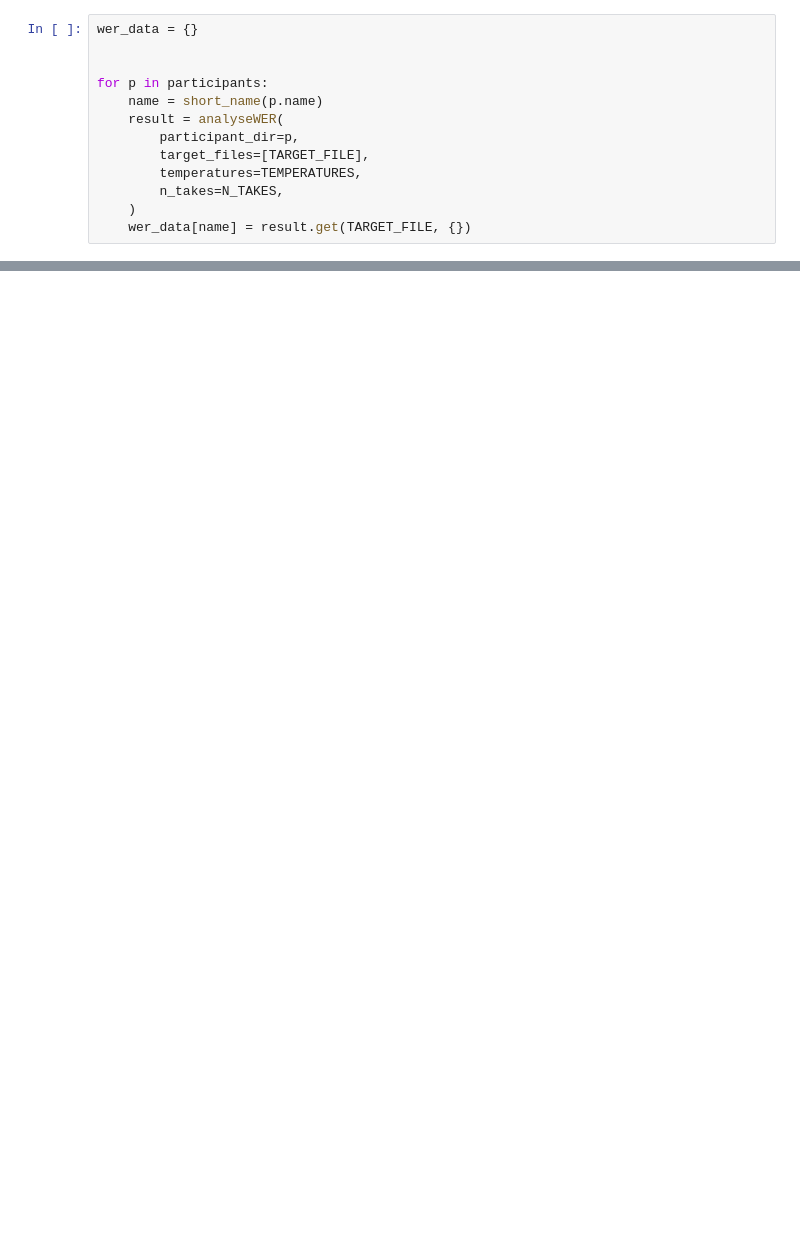
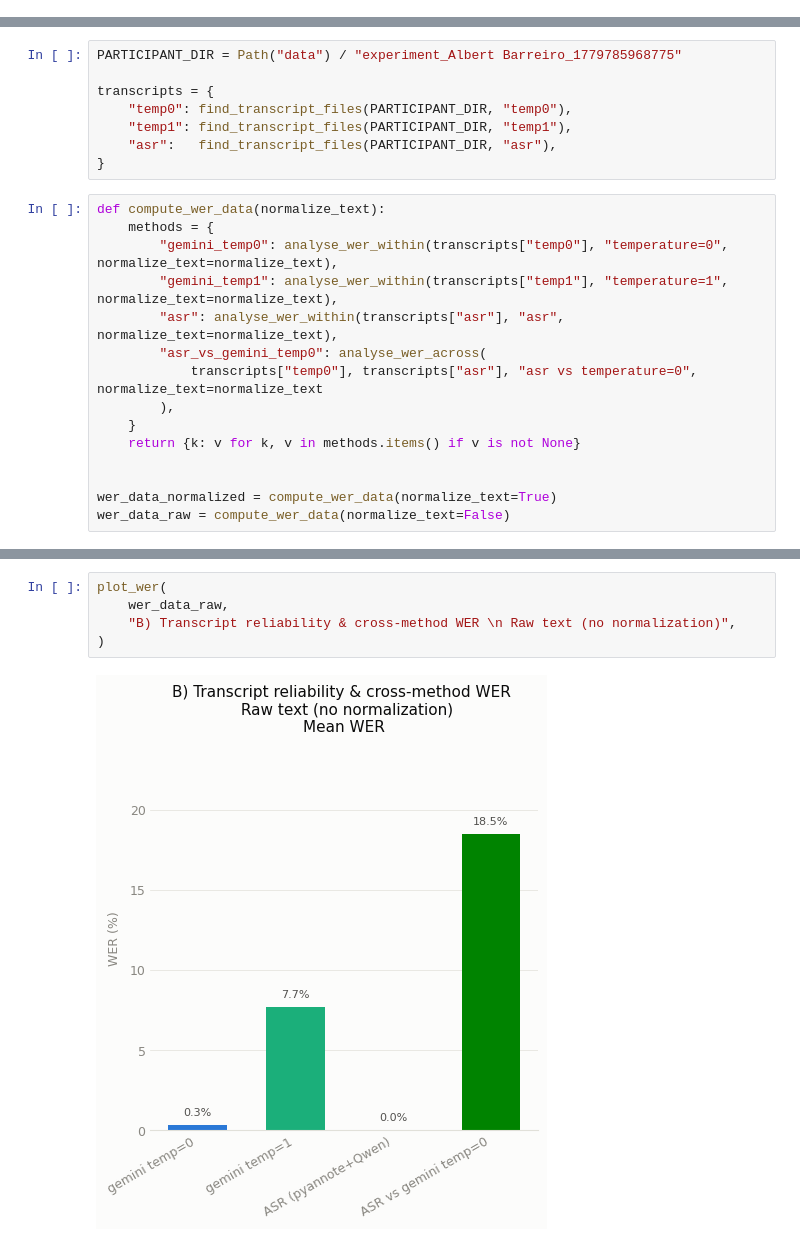
Before and after one commit to joaluba/chataid-web-test-analysis, a Jupyter notebook: analysis_reliability.ipynb, the cells around one changed output, grey strips where cells are left out. Cells and saved outputs as stored; diff of their text form; blank space fills up the shorter version.

Commit message:
reliability analysis: gemini at two different temperatures compared to pyannote+qwen asr

```diff
--- a/analysis_reliability.ipynb
+++ b/analysis_reliability.ipynb
@@ -53,13 +9,0 @@ Participants with reliability data (6):
-# %%
-wer_data = {}
-
-
-for p in participants:
-    name = short_name(p.name)
-    result = analyseWER(
-        participant_dir=p,
-        target_files=[TARGET_FILE],
-        temperatures=TEMPERATURES,
-        n_takes=N_TAKES,
-    )
-    wer_data[name] = result.get(TARGET_FILE, {})
@@ -164,0 +10,23 @@ plt.show()
+# %%
+PARTICIPANT_DIR = Path("data") / "experiment_Albert Barreiro_1779785968775"
+
+transcripts = {
+    "temp0": find_transcript_files(PARTICIPANT_DIR, "temp0"),
+    "temp1": find_transcript_files(PARTICIPANT_DIR, "temp1"),
+    "asr":   find_transcript_files(PARTICIPANT_DIR, "asr"),
+}
+# %%
+def compute_wer_data(normalize_text):
+    methods = {
+        "gemini_temp0": analyse_wer_within(transcripts["temp0"], "temperature=0", normalize_text=normalize_text),
+        "gemini_temp1": analyse_wer_within(transcripts["temp1"], "temperature=1", normalize_text=normalize_text),
+        "asr": analyse_wer_within(transcripts["asr"], "asr", normalize_text=normalize_text),
+        "asr_vs_gemini_temp0": analyse_wer_across(
+            transcripts["temp0"], transcripts["asr"], "asr vs temperature=0", normalize_text=normalize_text
+        ),
+    }
+    return {k: v for k, v in methods.items() if v is not None}
+
+
+wer_data_normalized = compute_wer_data(normalize_text=True)
+wer_data_raw = compute_wer_data(normalize_text=False)
@@ -164,0 +98,7 @@ plt.show()
+# %%
+plot_wer(
+    wer_data_raw,
+    "B) Transcript reliability & cross-method WER \n Raw text (no normalization)",
+)
+# %% [output]
+[figure, added]
```
Also changed, not shown: parts of 7 cells of this notebook, 7 other files.
